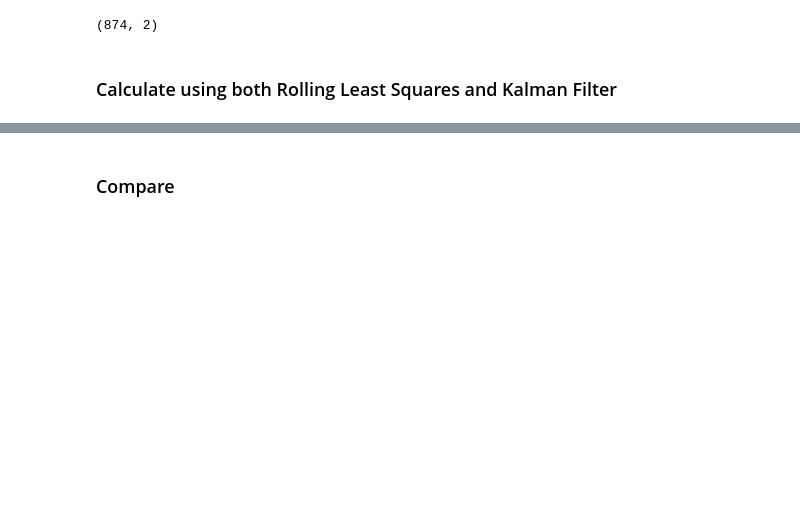
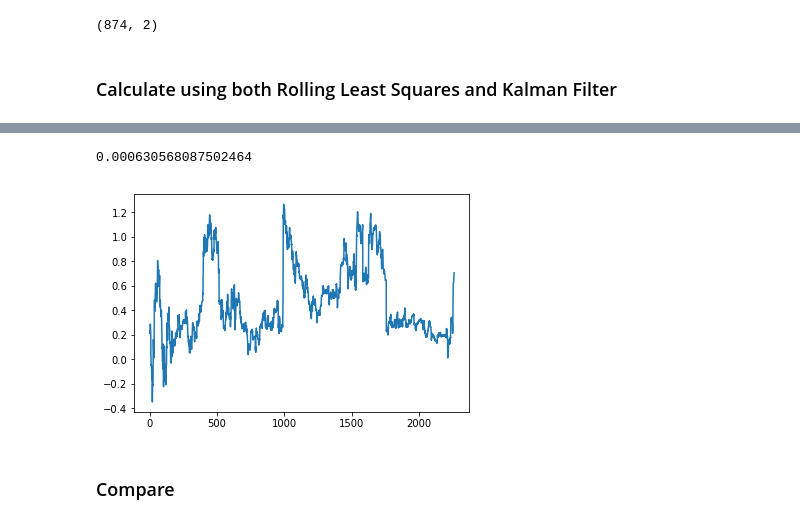
Before and after one commit to wywongbd/pairstrade-fyp-2019, a Jupyter notebook: jupyter-py/7a-Kalman-Filter-cointegration.ipynb, the cells around one changed output, grey strips where cells are left out. Saved outputs shown, nothing was run; the diff lists cells and outputs as text; code cells hidden in the pictures; blank space fills up the shorter version.

```diff
--- a/jupyter-py/7a-Kalman-Filter-cointegration.ipynb
+++ b/jupyter-py/7a-Kalman-Filter-cointegration.ipynb
@@ -169,6 +251,8 @@ N = min(len(stk1), len(stk2))
 
 stk1 = stk1[-N:].reset_index(drop=True)
 stk2 = stk2[-N:].reset_index(drop=True)
+# %%
+kalman_df = compute_kalman_spread(stk1, stk2)
 # %%
 rolling_df = generate_pair_df(stk1, stk2)
 rolling_df.shape
@@ -177,3 +261,12 @@ rolling_df.shape
+# %%
+kalman_df["kalman_spread"].mean()
+# %% [output]
+0.000630568087502464
+# %%
+plt.plot(kalman_df["kalman_alpha"])
+plt.show()
+# %% [output]
+[figure, added]
 # %% [markdown]
 ### Compare
 # %%
```
Also changed, not shown: parts of 18 cells of this notebook.
